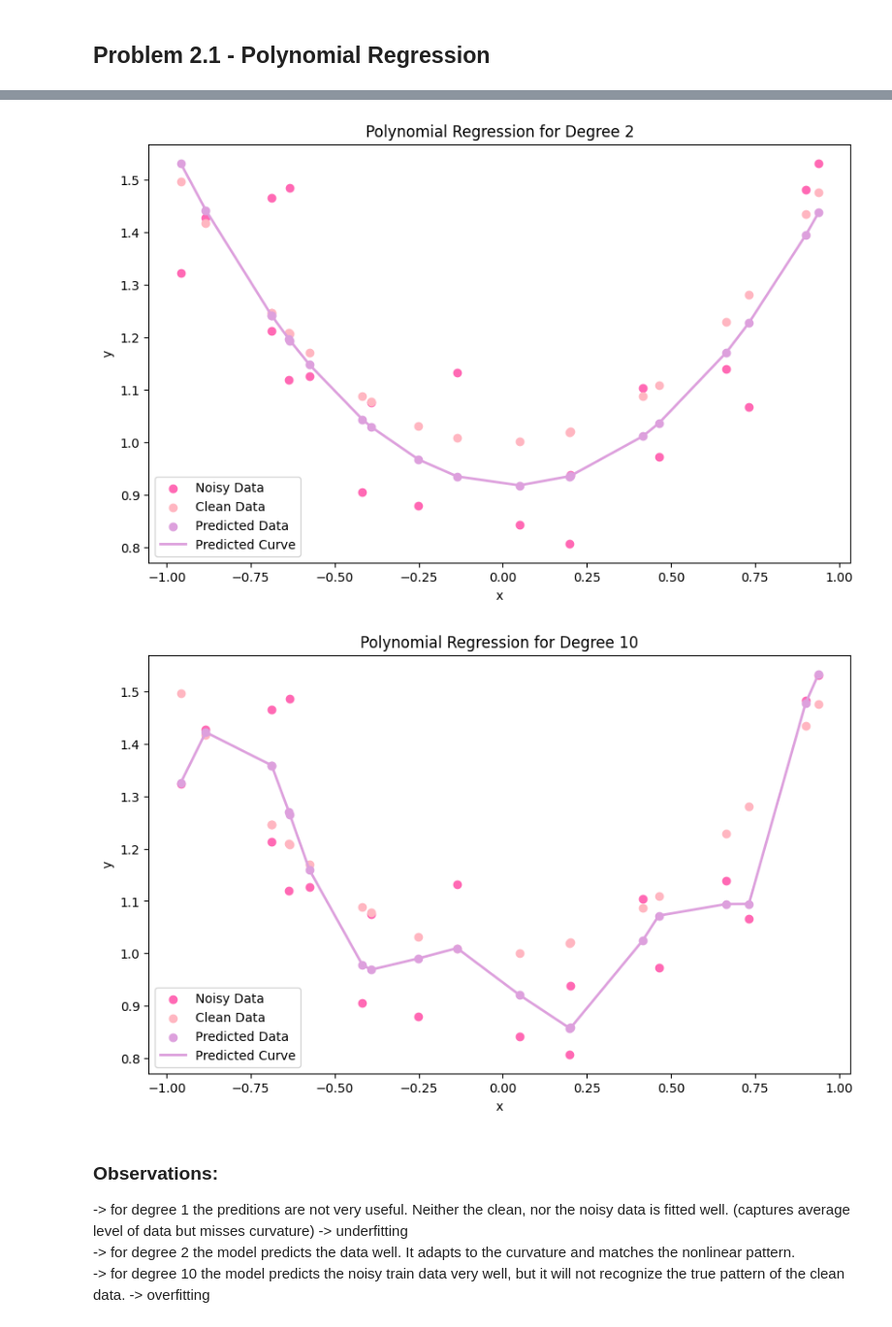
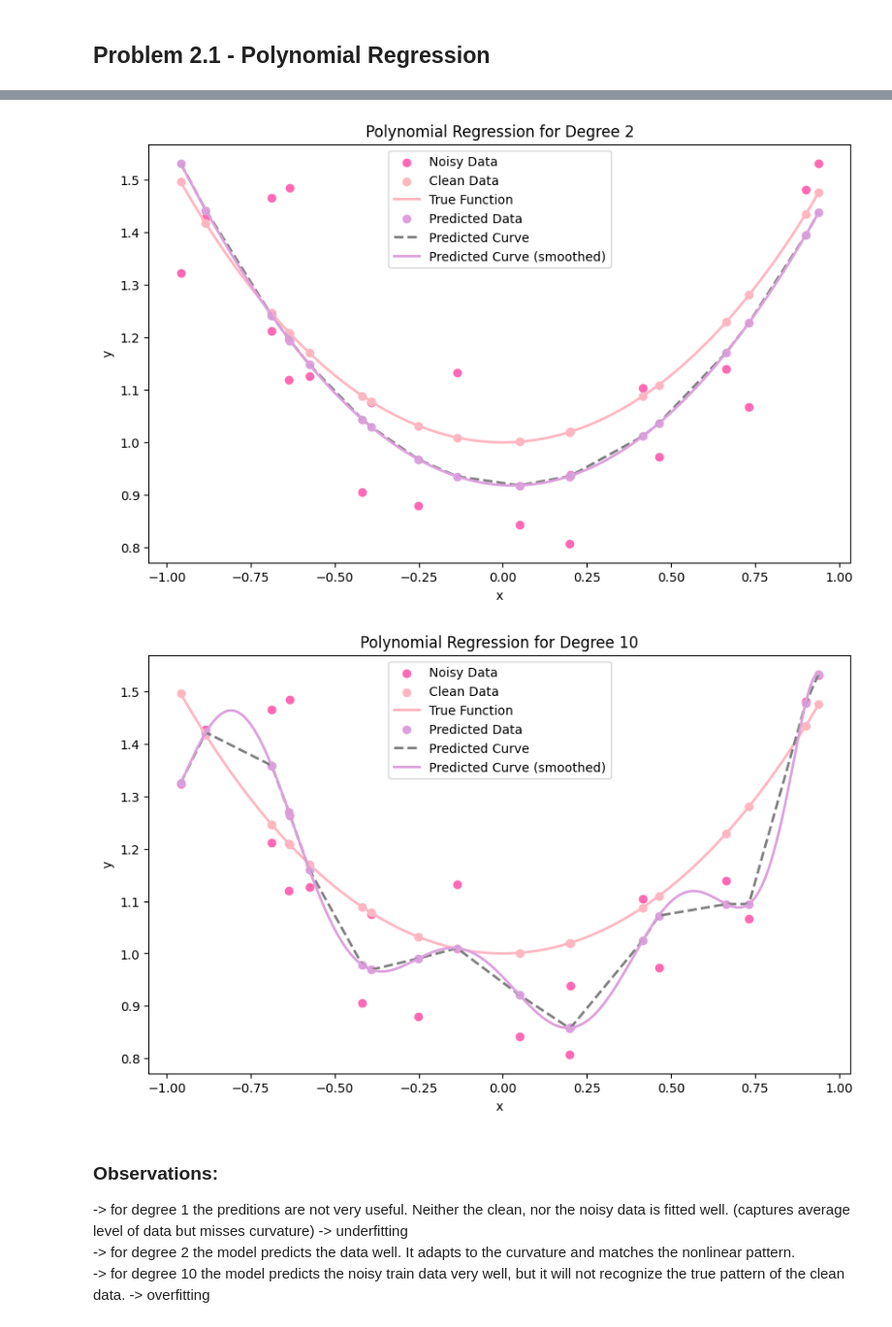
Before and after one commit to apanholzer/MML, a Jupyter notebook: exercise_2_1_panholzer.ipynb, the cells around one changed output, grey strips where cells are left out. Shown: that part at 97% size. Drawn from its saved outputs; the diff is of its cells as text; code cells hidden in the pictures.

Commit message:
added smooth curves in 2.1

```diff
--- a/exercise_2_1_panholzer.ipynb
+++ b/exercise_2_1_panholzer.ipynb
@@ -39,15 +39,23 @@ for k in k_values:
     model.fit(x_poly, y)
     y_prediction = model.predict(x_poly)
 
+    # sort indices for plotting connectinng lines
     sort_idx = np.argsort(x)
     x_sorted = x[sort_idx]
     y_prediction_sorted = y_prediction[sort_idx]
 
+    # predict on a dense grid for smooth prediction curve
+    x_dense = np.linspace(x.min(), x.max(), 500).reshape(-1, 1)
+    x_dense_poly = poly.transform(x_dense)
+    y_dense_prediction = model.predict(x_dense_poly)
+
     plt.figure(figsize=(10, 6))
     plt.scatter(x, y, color="hotpink", label="Noisy Data")
     plt.scatter(x, y_clean, color="lightpink", label="Clean Data")
+    plt.plot(x_dense, f(x_dense), color="lightpink", linewidth=2, label="True Function")
     plt.scatter(x, y_prediction, color="plum", label="Predicted Data")
-    plt.plot(x_sorted, y_prediction_sorted, color="plum", linewidth=2, label="Predicted Curve")
+    plt.plot(x_sorted, y_prediction_sorted, color = "grey", linewidth = 2, label = "Predicted Curve", linestyle='dashed')
+    plt.plot(x_dense, y_dense_prediction, color="plum", linewidth=2, label="Predicted Curve (smoothed)")
     plt.title(f'Polynomial Regression for Degree {k}')
     plt.xlabel("x")
     plt.ylabel("y")
@@ -58,5 +66,5 @@ for k in k_values:
-[figure, old version]
+[figure, new version]
-[figure, old version]
+[figure, new version]
 # %% [markdown]
 ### Observations:
 -> for degree 1 the preditions are not very useful. Neither the clean, nor the noisy data is fitted well. (captures average level of data but misses curvature) -> underfitting
```
Also changed, not shown: parts of 2 cells of this notebook.
